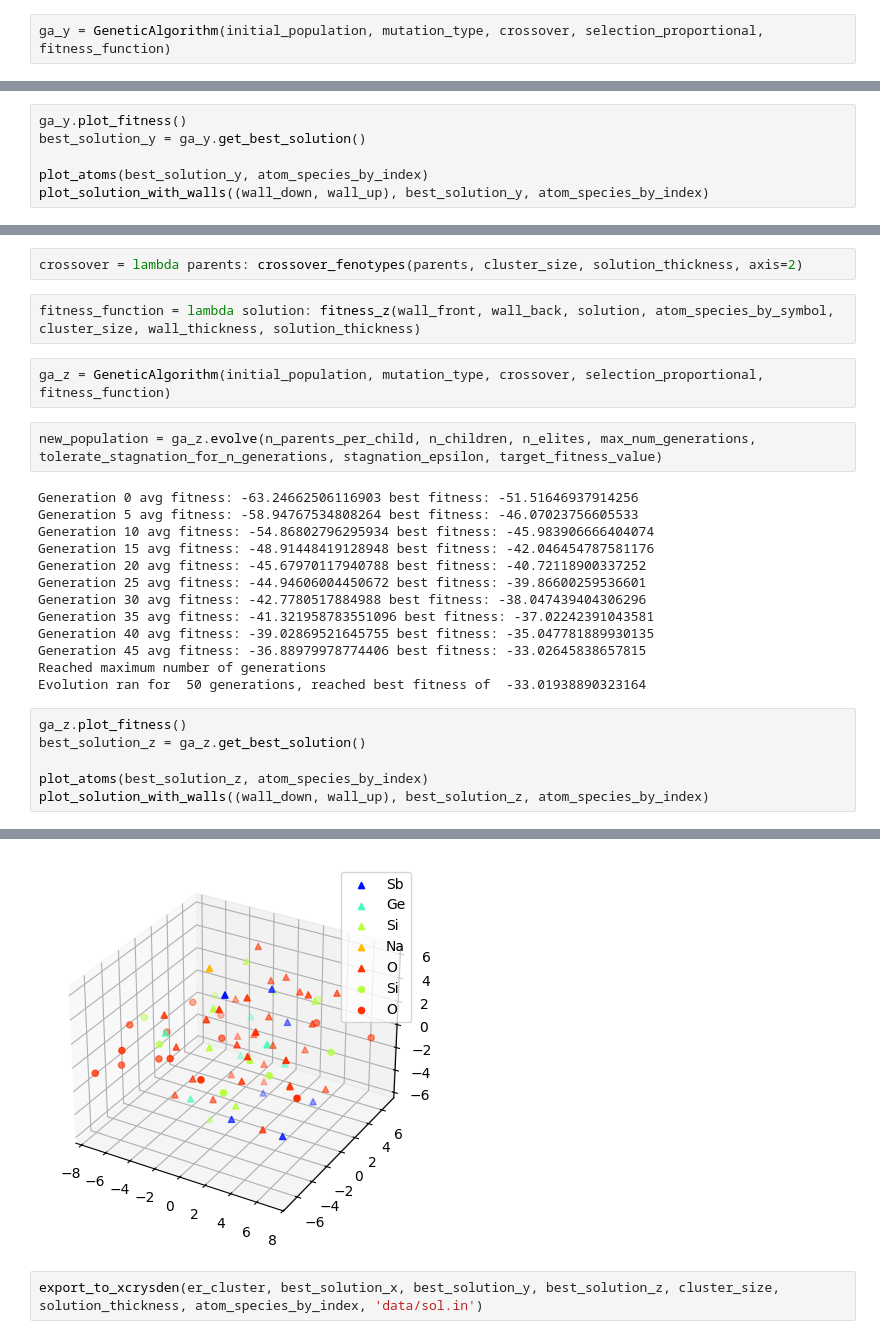
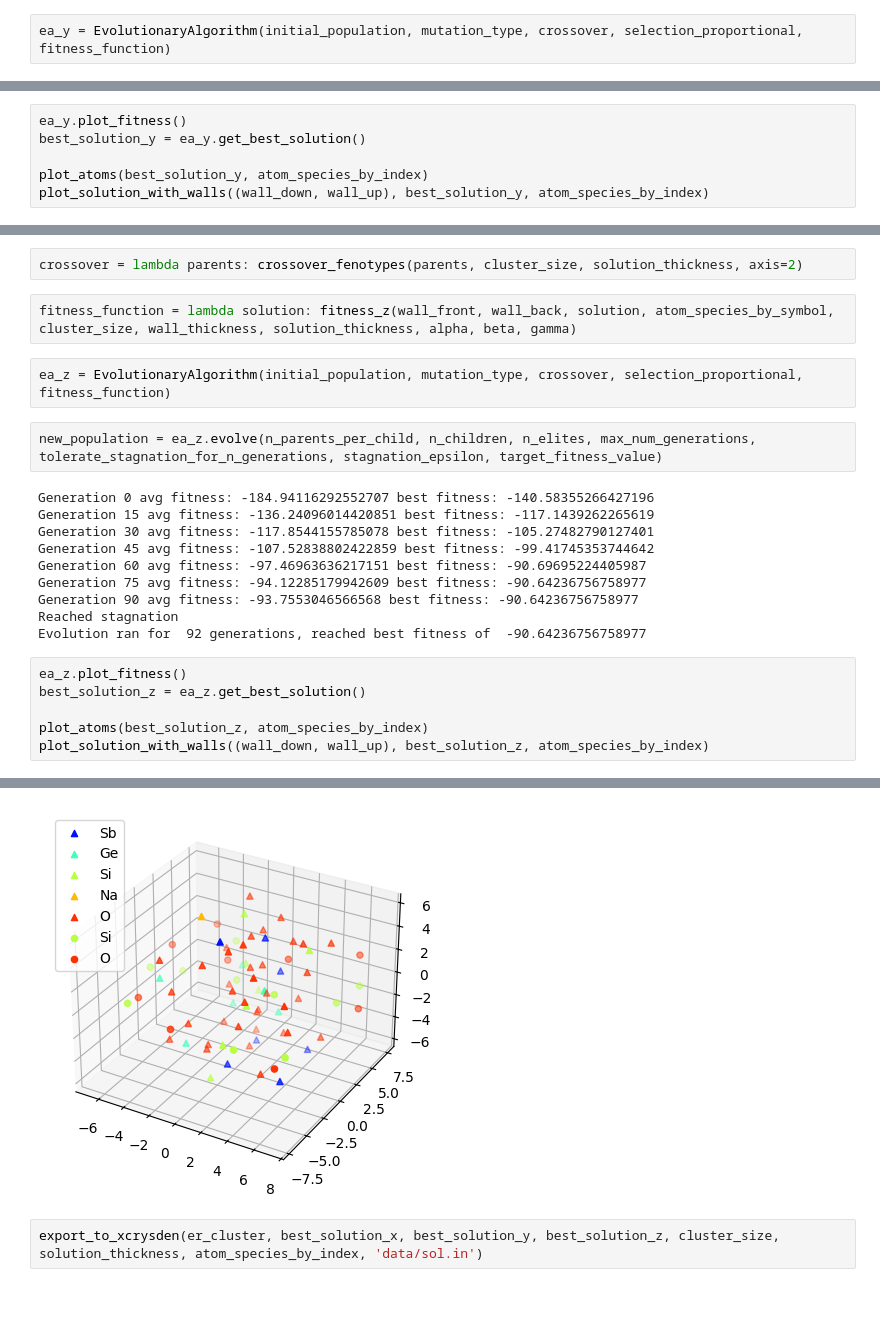
Before and after one commit to tyrrr-aj/glass-cluster, a Jupyter notebook: glass-evolution.ipynb, the cells around one changed output, grey strips where cells are left out. Drawn from its saved outputs; the diff is of its cells as text; blank space fills up the shorter version.

Commit message:
Adjusted fitness weights

```diff
--- a/glass-evolution.ipynb
+++ b/glass-evolution.ipynb
@@ -731,3 +726,3 @@ fitness_function = lambda solution: fitness_y(wall_down, wall_up, solution, atom
 # %%
-ga_y = GeneticAlgorithm(initial_population, mutation_type, crossover, selection_proportional, fitness_function)
+ea_y = EvolutionaryAlgorithm(initial_population, mutation_type, crossover, selection_proportional, fitness_function)
 # %%
@@ -748,6 +738,6 @@ Evolution ran for  50 generations, reached best fitness of  -10.725032668591272
 # %%
-ga_y.plot_fitness()
-best_solution_y = ga_y.get_best_solution()
+ea_y.plot_fitness()
+best_solution_y = ea_y.get_best_solution()
 
 plot_atoms(best_solution_y, atom_species_by_index)
 plot_solution_with_walls((wall_down, wall_up), best_solution_y, atom_species_by_index)
@@ -772,27 +762,24 @@ mutation_type = lambda offspring: random_mutation(mutation_probabilities, offspr
 # %%
 crossover = lambda parents: crossover_fenotypes(parents, cluster_size, solution_thickness, axis=2)
 # %%
-fitness_function = lambda solution: fitness_z(wall_front, wall_back, solution, atom_species_by_symbol, cluster_size, wall_thickness, solution_thickness)
+fitness_function = lambda solution: fitness_z(wall_front, wall_back, solution, atom_species_by_symbol, cluster_size, wall_thickness, solution_thickness, alpha, beta, gamma)
 # %%
-ga_z = GeneticAlgorithm(initial_population, mutation_type, crossover, selection_proportional, fitness_function)
+ea_z = EvolutionaryAlgorithm(initial_population, mutation_type, crossover, selection_proportional, fitness_function)
 # %%
-new_population = ga_z.evolve(n_parents_per_child, n_children, n_elites, max_num_generations, tolerate_stagnation_for_n_generations, stagnation_epsilon, target_fitness_value)
+new_population = ea_z.evolve(n_parents_per_child, n_children, n_elites, max_num_generations, tolerate_stagnation_for_n_generations, stagnation_epsilon, target_fitness_value)
 # %% [output]
-Generation 0 avg fitness: -63.24662506116903 best fitness: -51.51646937914256
-Generation 5 avg fitness: -58.94767534808264 best fitness: -46.07023756605533
-Generation 10 avg fitness: -54.86802796295934 best fitness: -45.983906666404074
-Generation 15 avg fitness: -48.91448419128948 best fitness: -42.046454787581176
-Generation 20 avg fitness: -45.67970117940788 best fitness: -40.72118900337252
-Generation 25 avg fitness: -44.94606004450672 best fitness: -39.86600259536601
-Generation 30 avg fitness: -42.7780517884988 best fitness: -38.047439404306296
-Generation 35 avg fitness: -41.321958783551096 best fitness: -37.02242391043581
-Generation 40 avg fitness: -39.02869521645755 best fitness: -35.047781889930135
-Generation 45 avg fitness: -36.88979978774406 best fitness: -33.02645838657815
-Reached maximum number of generations
-Evolution ran for  50 generations, reached best fitness of  -33.01938890323164
+Generation 0 avg fitness: -184.94116292552707 best fitness: -140.58355266427196
+Generation 15 avg fitness: -136.24096014420851 best fitness: -117.1439262265619
+Generation 30 avg fitness: -117.8544155785078 best fitness: -105.27482790127401
+Generation 45 avg fitness: -107.52838802422859 best fitness: -99.41745353744642
+Generation 60 avg fitness: -97.46963636217151 best fitness: -90.69695224405987
+Generation 75 avg fitness: -94.12285179942609 best fitness: -90.64236756758977
+Generation 90 avg fitness: -93.7553046566568 best fitness: -90.64236756758977
+Reached stagnation
+Evolution ran for  92 generations, reached best fitness of  -90.64236756758977
 # %%
-ga_z.plot_fitness()
-best_solution_z = ga_z.get_best_solution()
+ea_z.plot_fitness()
+best_solution_z = ea_z.get_best_solution()
 
 plot_atoms(best_solution_z, atom_species_by_index)
 plot_solution_with_walls((wall_down, wall_up), best_solution_z, atom_species_by_index)
@@ -802,3 +789,3 @@ plot_solution_with_walls((wall_down, wall_up), best_solution_z, atom_species_by_
-[figure, old version]
+[figure, new version]
 # %%
 export_to_xcrysden(er_cluster, best_solution_x, best_solution_y, best_solution_z, cluster_size, solution_thickness, atom_species_by_index, 'data/sol.in')
```
Also changed, not shown: parts of 16 cells of this notebook.
